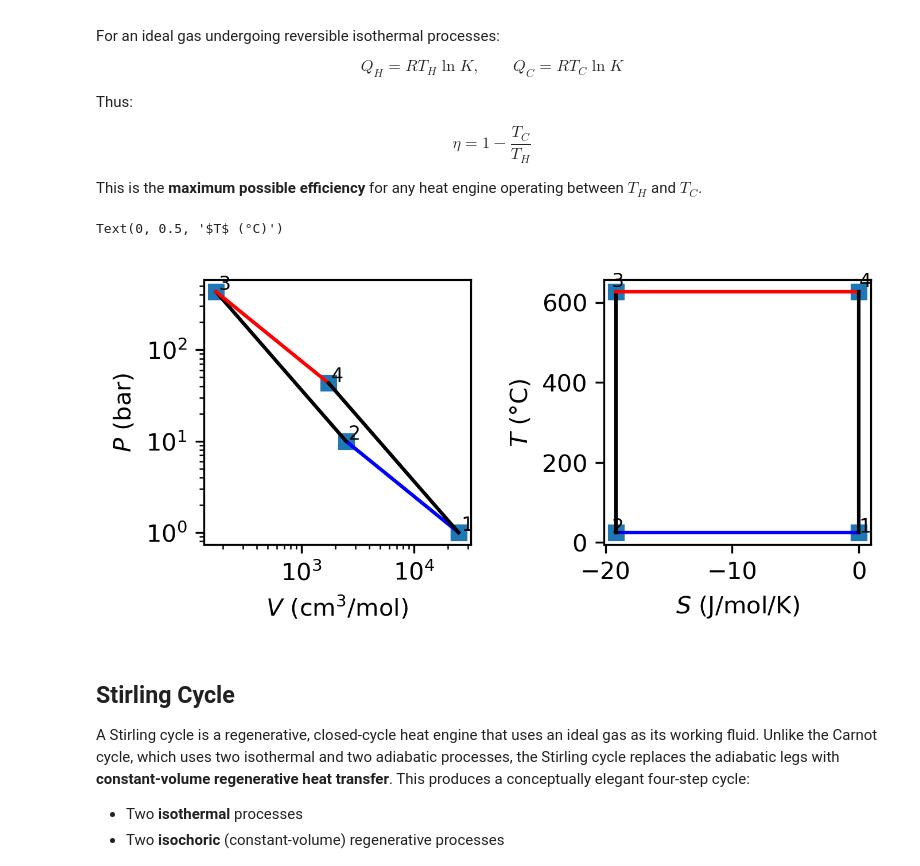
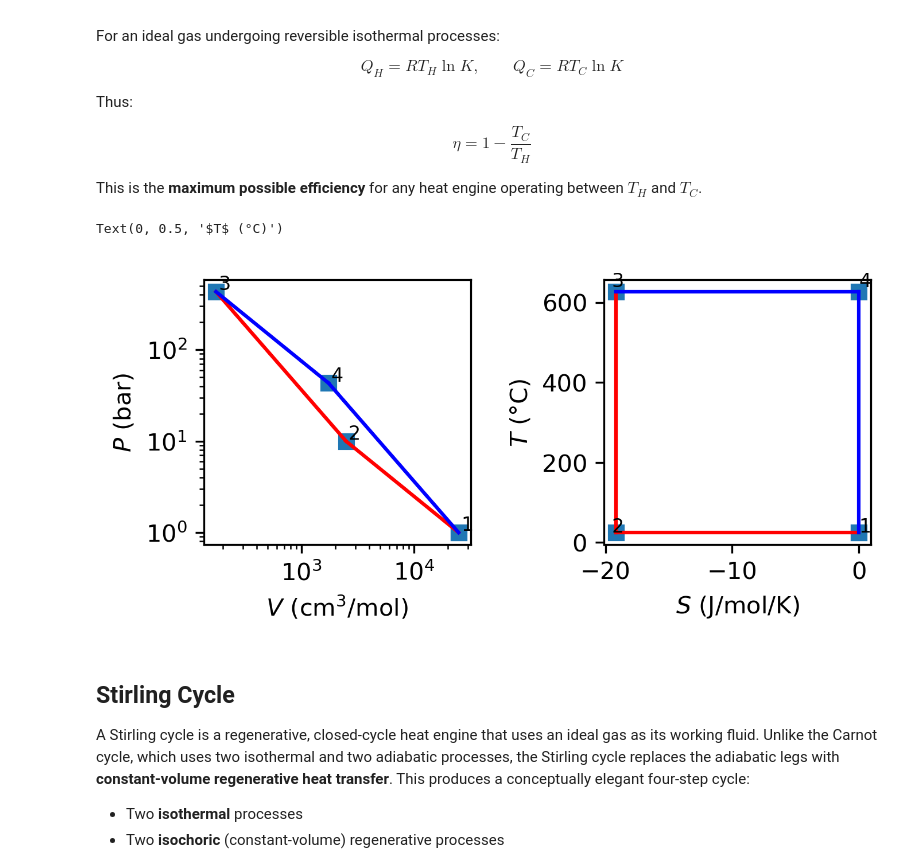
Before and after one commit to richardslaboratory/ChBE211_OER, a Jupyter notebook: _sources/Ch3/3.Heat-Engines.ipynb, the cells around one changed output. Saved outputs shown, nothing was run; the diff lists cells and outputs as text; code cells hidden in the pictures.

```diff
--- a/_sources/Ch3/3.Heat-Engines.ipynb
+++ b/_sources/Ch3/3.Heat-Engines.ipynb
@@ -601,10 +607,12 @@ def Carnot_IG(Th=800, Tc=298, P1=1, Cv=28, K=10):
 
 V_,P_,T_,S_,U_,A_,PVpath_,TSpath_=Carnot_IG(Th=900,Cv=20,K=10)
 
+labels = ["1", "2", "3", "4", "1"]
+
 fig, ax = plt.subplots(dpi=300, figsize=(5,2), ncols=2)
 fig.subplots_adjust(wspace=0.5)
 
-colors = ['b','k','r','k']
+colors = ['r','r','b','b']
 
 # -
 # PV plot with labels
@@ -613,34 +621,34 @@ ax[0].plot(V_, P_, marker='s', linestyle='')
 
 for i, path in enumerate(PVpath_):
     ax[0].plot(path[0], path[1], c=colors[i])
 
 # Add labels near each state point
 for i in range(4):
     ax[0].text(V_[i]*1.05, P_[i]*1.05, labels[i], fontsize=8)
 
 ax[0].set_xscale('log')
 ax[0].set_yscale('log')
 ax[0].set_xlabel(r'$V$ (cm$^3$/mol)')
 ax[0].set_ylabel(r'$P$ (bar)')
 
 
 # -
 # TS plot with labels
 # -
 ax[1].plot(S_, T_, marker='s', linestyle='')
 
 for i, path in enumerate(TSpath_):
     ax[1].plot(path[1], path[0], c=colors[i])
 
 # Add labels near each state point
 for i in range(4):
     ax[1].text(S_[i]*1.02, T_[i]*1.02, labels[i], fontsize=8)
 
 ax[1].set_xlabel(r'$S$ (J/mol/K)')
 ax[1].set_ylabel(r'$T$ (°C)')
 # %% [output]
 Text(0, 0.5, '$T$ (°C)')
-[figure, old version]
+[figure, new version]
 # %% [markdown]
 ## Stirling Cycle
 
```
Also changed, not shown: parts of 3 cells of this notebook, 3 other files.
